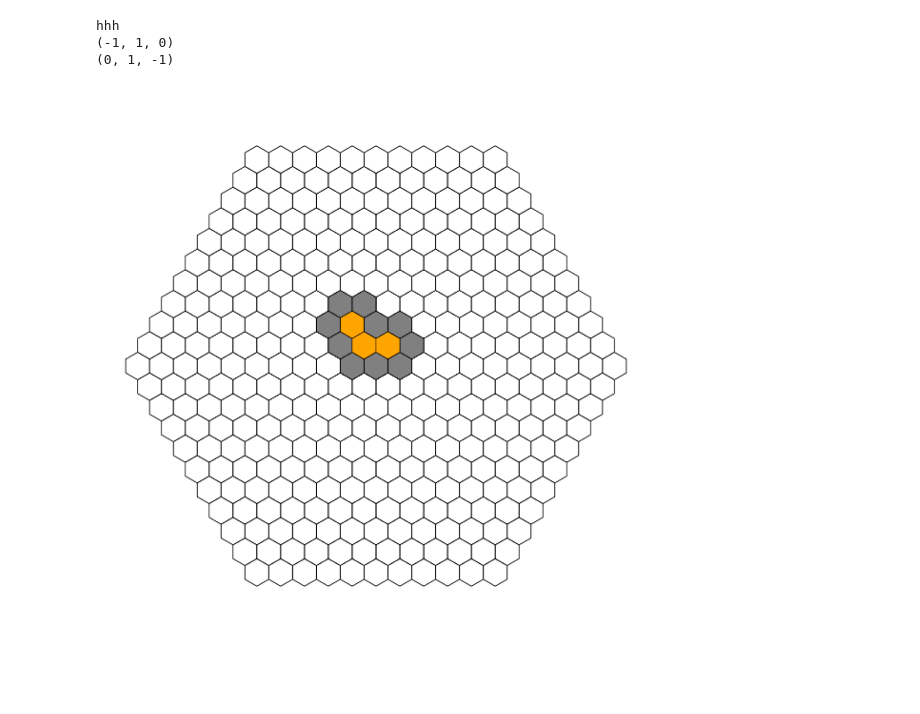
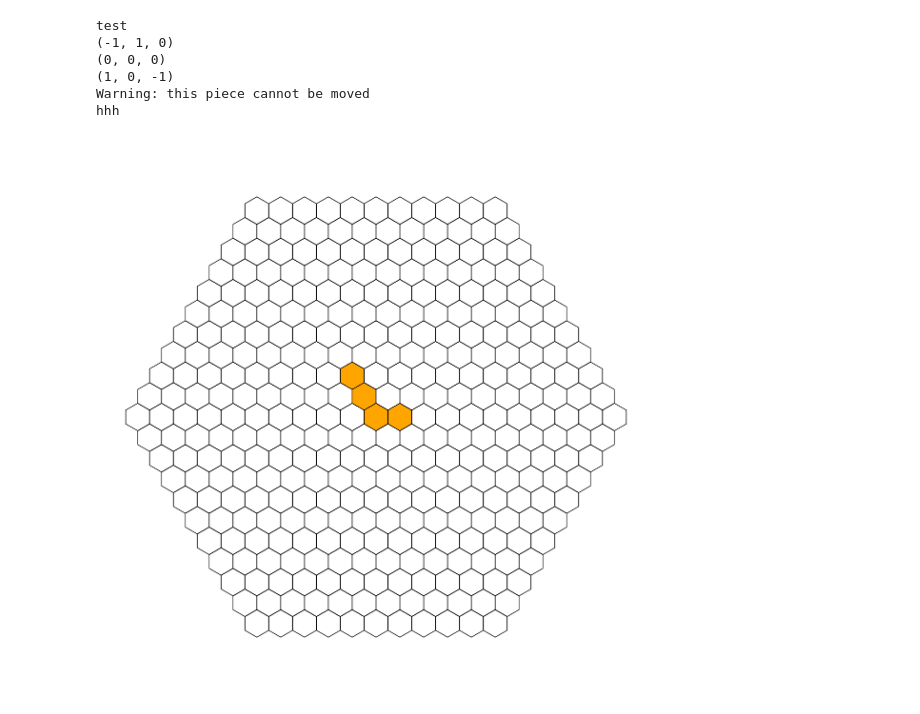
Before and after one commit to otheiner/hive_game, a Jupyter notebook: development_notebook.ipynb, the cells around one changed output. Saved outputs shown, nothing was run; the diff lists cells and outputs as text; code cells hidden in the pictures; blank space fills up the shorter version.

```diff
--- a/development_notebook.ipynb
+++ b/development_notebook.ipynb
@@ -272,6 +272,9 @@
 #         self.board_size = board_size
 # %%
 import importlib
+import sys
+sys.path.append("src")
+
 import board
 import cell
 import piece
@@ -279,45 +282,48 @@ import game_engine
 importlib.reload(board)
 importlib.reload(cell)
 importlib.reload(piece)
 importlib.reload(game_engine)
 from board import Board
 from cell import Cell
-from piece import Piece
+from piece import Piece, Ant
 from game_engine import Game
 
 board_halfwidth_t = 10
 cell_size_t = 1
 canvas_size_t = 40
-#board_size_t = 2 * board_halfwidth_t + 1
-#board = np.zeros((board_size_t, board_size_t, board_size_t))
 
 g = Game(board_halfwidth_t, cell_size=cell_size_t, canvas_size=canvas_size_t)
 
 c1 = Cell(0,0,0)
 c2 = Cell(-2,+2,0)
-c3 = Cell(4,+1,-5)
-c4 = Cell(0,1,-1)
-c5 = Cell(-1,1,0)
+c3 = Cell(1,+0,-1)
+c4 = Cell(-1,1,0)
+ant = Ant()
 #b = Board(board_halfwidth_t, 0.5, canvas_size= 3000)
 #b.draw_cells(c1.get_neighbours(), fill_color='red')
 #b.draw_cell(c1, fill_color='green')
 g.place_piece(c1,piece_value=1)
+g.place_piece(c3,piece_value=1)
 g.place_piece(c2,piece_value=1)
-g.move_piece(c1,c5, piece_value=1)
+g.place_piece(c4, piece_value=1)
 #g.board.place_piece(c5,piece_value=1)
 #g.board.place_piece(c4,piece_value=1)
-g.draw_board()
-g.draw_cells(g.get_outer_border(), fill_color='red')
-g.place_piece(c4,piece_value=1)
-g.draw_cells(g.get_outer_border(), fill_color='grey')
+#g.draw_board()
+#g.draw_cells(g.get_outer_border(), fill_color='red')
+#g.place_piece(c4,piece_value=1)
+#g.draw_cells(g.get_outer_border(), fill_color='grey')
+g.draw_cells(ant.get_allowed_moves(c2,g), fill_color='blue')
 g.draw_board()
 #g.board.draw_cells(b.get_outer_border(), fill_color='grey')
 print("hhh")
-g.print_cells(g.get_occupied_neighbours(c1))
+#g.print_cells(g.get_occupied_neighbours(c1))
 #g.board.show_board()
 #g.is_valid_state()
 # %% [output]
+test
+(-1, 1, 0)
+(0, 0, 0)
+(1, 0, -1)
+Warning: this piece cannot be moved
 hhh
-(-1, 1, 0)
-(0, 1, -1)
-[figure, old version]
+[figure, new version]
```
Also changed, not shown: 5 other files.
